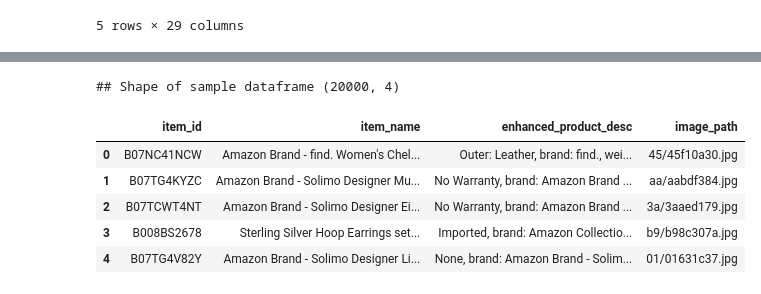
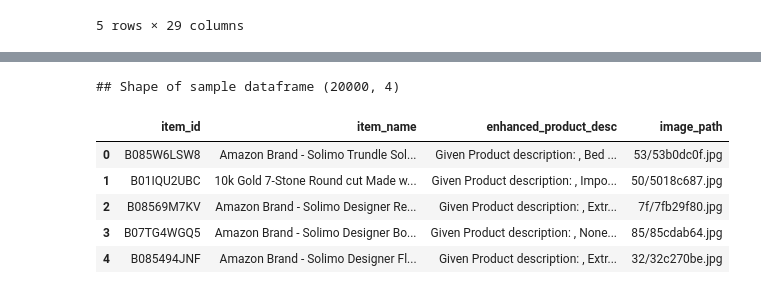
Before and after one commit to vivekprasanna/ShopTalk, a Jupyter notebook: research-initial python notebooks/ShopTalk-DataCleaning.ipynb, the cells around one changed output, grey strips where cells are left out. Saved outputs shown, nothing was run; the diff lists cells and outputs as text; code cells hidden in the pictures.

```diff
--- a/research-initial python notebooks/ShopTalk-DataCleaning.ipynb
+++ b/research-initial python notebooks/ShopTalk-DataCleaning.ipynb
@@ -6,8 +13,8 @@ import glob
 import json
 
 # Path to JSON files
-#LISTINGS_PATH = "/Users/vivekprabu/Downloads/nano-slack-master/ShopTalk/data/*.json"
-LISTINGS_PATH = "/Users/mitilroy/IK/Projects/Capstone/ShopTalk/abo-listings/listings/metadata/*.json"
+LISTINGS_PATH = "/Users/vivekprabu/Downloads/nano-slack-master/ShopTalk/data/*.json"
+#LISTINGS_PATH = "/Users/mitilroy/IK/Projects/Capstone/ShopTalk/abo-listings/listings/metadata/*.json"
 json_files = glob.glob(LISTINGS_PATH)
 
 dfs = []
@@ -51,8 +58,8 @@ df_products.head()
 # Rename main_image_id to image_id
 df_products.rename(columns={"main_image_id": "image_id"}, inplace=True)
 # %%
-#IMAGES_PATH = "/Users/vivekprabu/Downloads/nano-slack-master/ShopTalk/data/images.csv"
-IMAGES_PATH = "/Users/mitilroy/IK/Projects/Capstone/ShopTalk/abo-images-small/images/metadata/images.csv"
+IMAGES_PATH = "/Users/vivekprabu/Downloads/nano-slack-master/ShopTalk/data/images.csv"
+#IMAGES_PATH = "/Users/mitilroy/IK/Projects/Capstone/ShopTalk/abo-images-small/images/metadata/images.csv"
 
 df_images = pd.read_csv(IMAGES_PATH)
 df_images.head()
@@ -137,8 +144,8 @@ image_path                575
 dtype: int64
 # %%
 df_merged = df_merged_non_null_item_id.copy()
-df_merged["enhanced_product_desc"] = df_merged["product_description"].fillna("").astype(str) \
-        + " " + df_merged["bullet_point"].fillna("").astype(str) \
+df_merged["enhanced_product_desc"] ="Given Product description: " + df_merged["product_description"].fillna("").astype(str) \
+        + ", " + df_merged["bullet_point"].fillna("").astype(str) \
         + ", brand: " + df_merged["brand"].fillna("").astype(str) \
         + ", weight: " + df_merged["item_weight"].fillna("").astype(str) \
         + ", color: " + df_merged["color"].fillna("").astype(str) \
@@ -180,10 +187,10 @@ enhanced_product_desc         0
 dtype: int64
 # %%
 df_merged_master = df_merged.copy()
-selected_columns = ['item_id', 'item_name', 'enhanced_product_desc', 'image_path']
-df_merged_master = df_merged_master[selected_columns]
+#selected_columns = ['item_id', 'item_name', 'enhanced_product_desc', 'image_path']
+#df_merged_master = df_merged_master[selected_columns]
 ## Drop duplicates
-df_merged_master.drop_duplicates()
+#df_merged_master.drop_duplicates()
 print("## Master DF with null values")
 print(df_merged_master.isna().sum())
 print("## Shape of master dataframe", df_merged_master.shape)
@@ -226,17 +255,23 @@ dtype: int64
 # %%
 ## This set is good - as we dont necessarily have to have an image in the product recommendation.
 ## We will start working with 20000 recs. As having 122734 recs to be processed, it will greatly increase the time required for processing
 
-df_sample = df_merged_master.sample(20000)
+selected_columns = ['item_id', 'item_name', 'enhanced_product_desc', 'image_path']
+#df_merged_master = df_merged_master[selected_columns]
+
+df_sample = df_merged_master[selected_columns].sample(20000)
 df_sample.reset_index(drop=True, inplace=True)
+
+## Drop duplicates
+df_sample.drop_duplicates()
 
 print("## Shape of sample dataframe", df_sample.shape)
 df_sample.head()
 # %% [output]
 ## Shape of sample dataframe (20000, 4)
 |  | item_id | item_name | enhanced_product_desc | image_path |
-| 0 | B07NC41NCW | Amazon Brand - find. Women's Chel... | Outer: Leather, brand: find., wei... | 45/45f10a30.jpg |
-| 1 | B07TG4KYZC | Amazon Brand - Solimo Designer Mu... | No Warranty, brand: Amazon Brand ... | aa/aabdf384.jpg |
-| 2 | B07TCWT4NT | Amazon Brand - Solimo Designer Ei... | No Warranty, brand: Amazon Brand ... | 3a/3aaed179.jpg |
-| 3 | B008BS2678 | Sterling Silver Hoop Earrings set... | Imported, brand: Amazon Collectio... | b9/b98c307a.jpg |
-| 4 | B07TG4V82Y | Amazon Brand - Solimo Designer Li... | None, brand: Amazon Brand - Solim... | 01/01631c37.jpg |
+| 0 | B085W6LSW8 | Amazon Brand - Solimo Trundle Sol... | Given Product description: , Bed ... | 53/53b0dc0f.jpg |
+| 1 | B01IQU2UBC | 10k Gold 7-Stone Round cut Made w... | Given Product description: , Impo... | 50/5018c687.jpg |
+| 2 | B08569M7KV | Amazon Brand - Solimo Designer Re... | Given Product description: , Extr... | 7f/7fb29f80.jpg |
+| 3 | B07TG4WGQ5 | Amazon Brand - Solimo Designer Bo... | Given Product description: , None... | 85/85cdab64.jpg |
+| 4 | B085494JNF | Amazon Brand - Solimo Designer Fl... | Given Product description: , Extr... | 32/32c270be.jpg |
```
Also changed, not shown: parts of 13 cells of this notebook.
